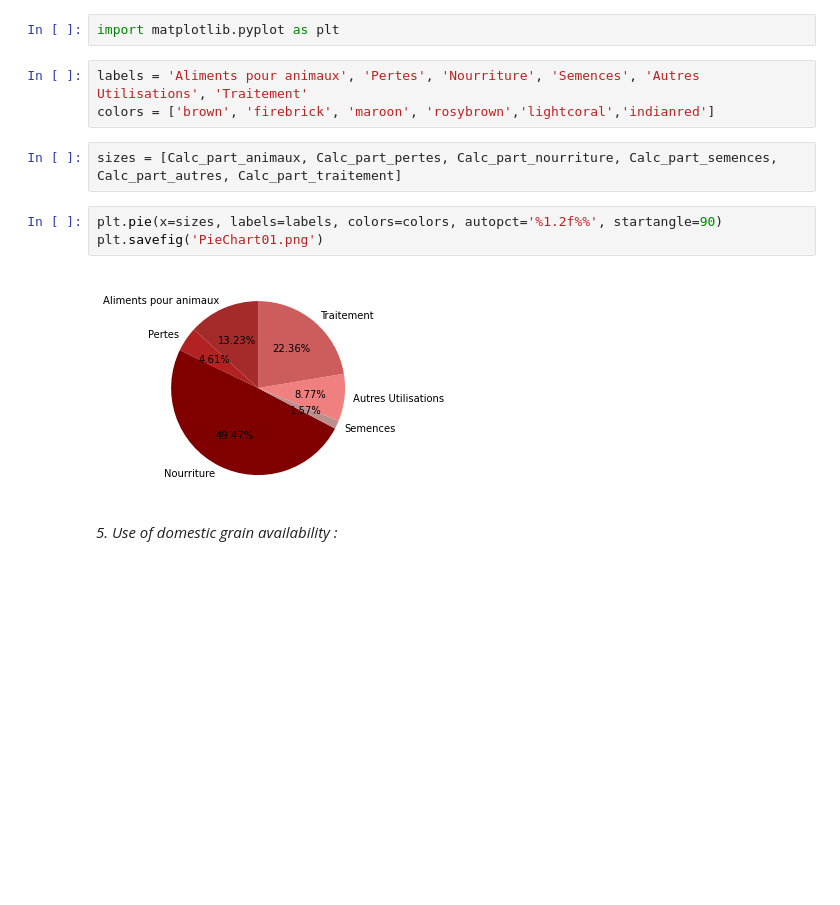
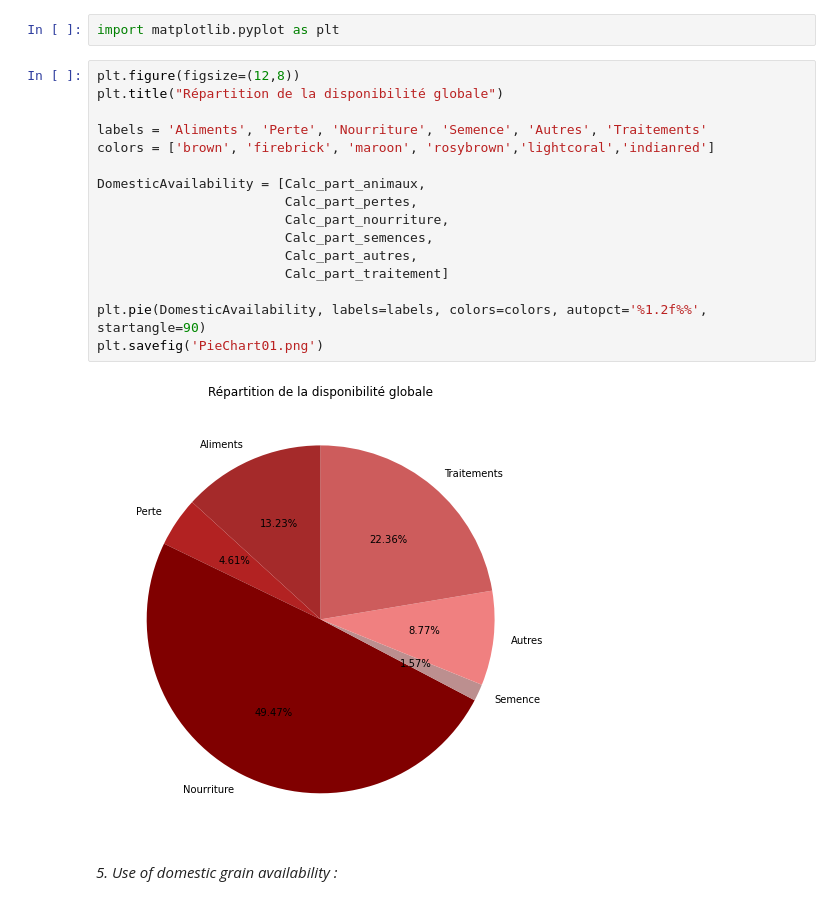
Before and after one commit to donia-nefiz/Public-health-research-with-python, a Jupyter notebook: Public-health-research-with-python.ipynb, the cells around one changed output. Cells and saved outputs as stored; diff of their text form; blank space fills up the shorter version.

```diff
--- a/Public-health-research-with-python .ipynb
+++ b/Public-health-research-with-python.ipynb
@@ -894,16 +894,24 @@ La part des aliments destinée aux traitements industriels dans la disponilité
 - "Disponibilité intérieure" (domestic availibility) repartition (%) :
 # %%
 import matplotlib.pyplot as plt
-# %%
-labels = 'Aliments pour animaux', 'Pertes', 'Nourriture', 'Semences', 'Autres Utilisations', 'Traitement'
-colors = ['brown', 'firebrick', 'maroon', 'rosybrown','lightcoral','indianred']
-# %%
-sizes = [Calc_part_animaux, Calc_part_pertes, Calc_part_nourriture, Calc_part_semences, Calc_part_autres, Calc_part_traitement]
 # %%
-plt.pie(x=sizes, labels=labels, colors=colors, autopct='%1.2f%%', startangle=90)
+plt.figure(figsize=(12,8))
+plt.title("Répartition de la disponibilité globale")
+
+labels = 'Aliments', 'Perte', 'Nourriture', 'Semence', 'Autres', 'Traitements'
+colors = ['brown', 'firebrick', 'maroon', 'rosybrown','lightcoral','indianred']
+
+DomesticAvailability = [Calc_part_animaux,
+                        Calc_part_pertes,
+                        Calc_part_nourriture,
+                        Calc_part_semences,
+                        Calc_part_autres,
+                        Calc_part_traitement]
+
+plt.pie(DomesticAvailability, labels=labels, colors=colors, autopct='%1.2f%%', startangle=90)
 plt.savefig('PieChart01.png')
 # %% [output]
-[figure, old version]
+[figure, new version]
 # %% [markdown]
 *5. Use of domestic grain availability :*
 # %% [markdown]
```
Also changed, not shown: parts of 27 cells of this notebook.
